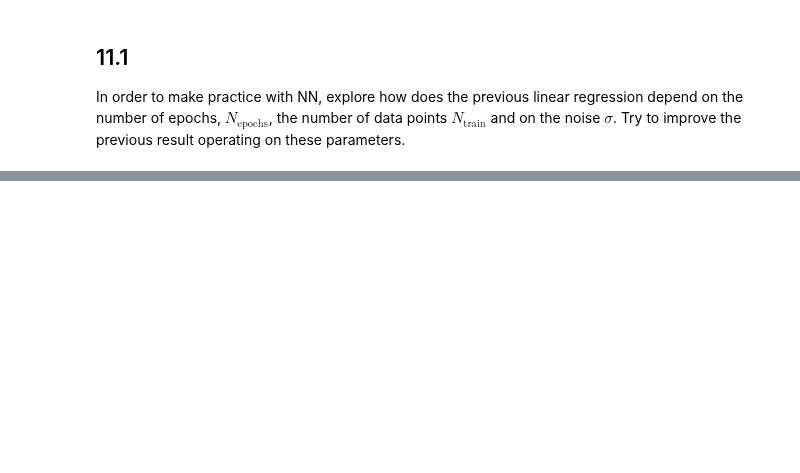
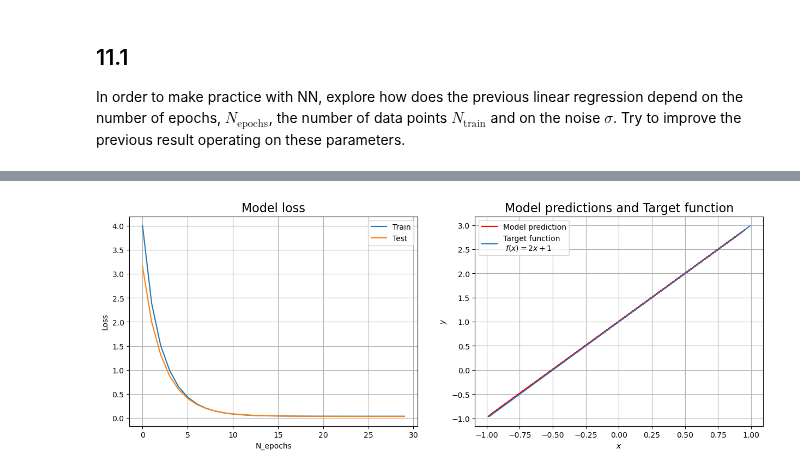
Before and after one commit to tommasoperitoree/Numerical_Simulation_Laboratory, a Jupyter notebook: LSN_11/LSN_11.1.ipynb, the cells around one changed output, grey strips where cells are left out. Cells and saved outputs as stored; diff of their text form; code cells hidden in the pictures; blank space fills up the shorter version.

```diff
--- a/LSN_11/LSN_11.1.ipynb
+++ b/LSN_11/LSN_11.1.ipynb
@@ -202,0 +406,32 @@ Comment on tests for $N_{epochs}$ etc.
+# %%
+plt.figure(figsize = (15, 5))
+
+# Plot training & validation loss values
+plt.subplot(1, 2, 1)
+plt.plot(history.history['loss'])
+plt.plot(history.history['val_loss'])
+plt.title('Model loss', fontsize = '16')
+plt.ylabel('Loss')
+plt.xlabel('N_epochs')
+plt.legend(['Train', 'Test'])
+plt.grid()
+
+# ==============================================
+# COMPARE MODEL predictions with TARGET FUNCTION
+# ==============================================
+
+# generate predictions
+x_predicted = np.random.uniform(-1, 1, 100)
+y_predicted = model.predict(x_predicted)
+
+# plot
+plt.subplot(1, 2, 2)
+plt.plot(x_predicted, y_predicted, color='r', label = "Model prediction")
+plt.plot(x_valid, y_target, label = "Target function\n $f(x) = 2x+1$")
+plt.xlabel("$x$")
+plt.ylabel("$y$")
+plt.title("Model predictions and Target function", fontsize = 16)
+plt.grid()
+plt.legend()
+plt.show()
+# %% [output]
@@ -202,0 +439 @@ Comment on tests for $N_{epochs}$ etc.
+[figure, added]
```
Also changed, not shown: parts of 31 cells of this notebook, 2 other files.
